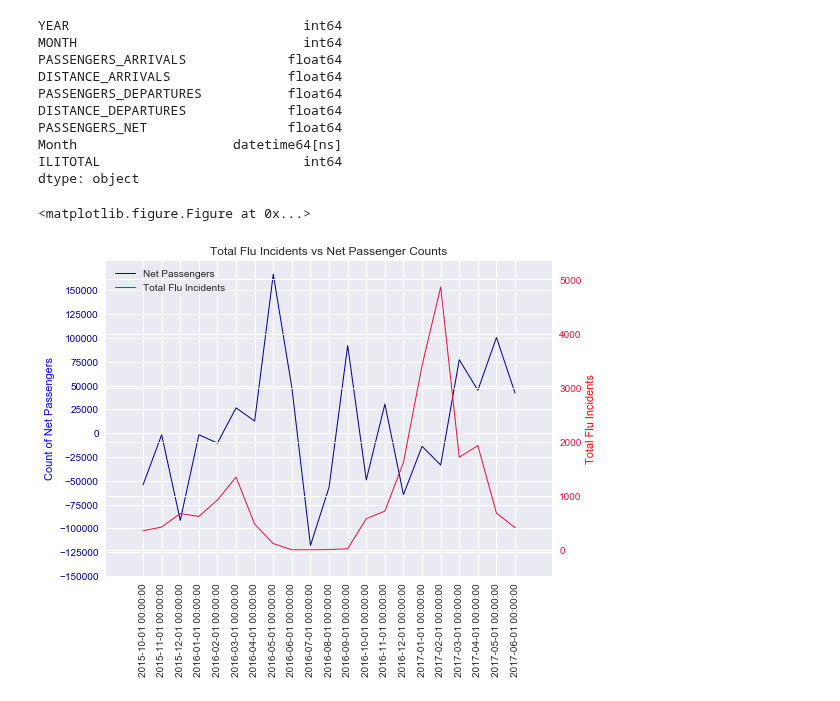
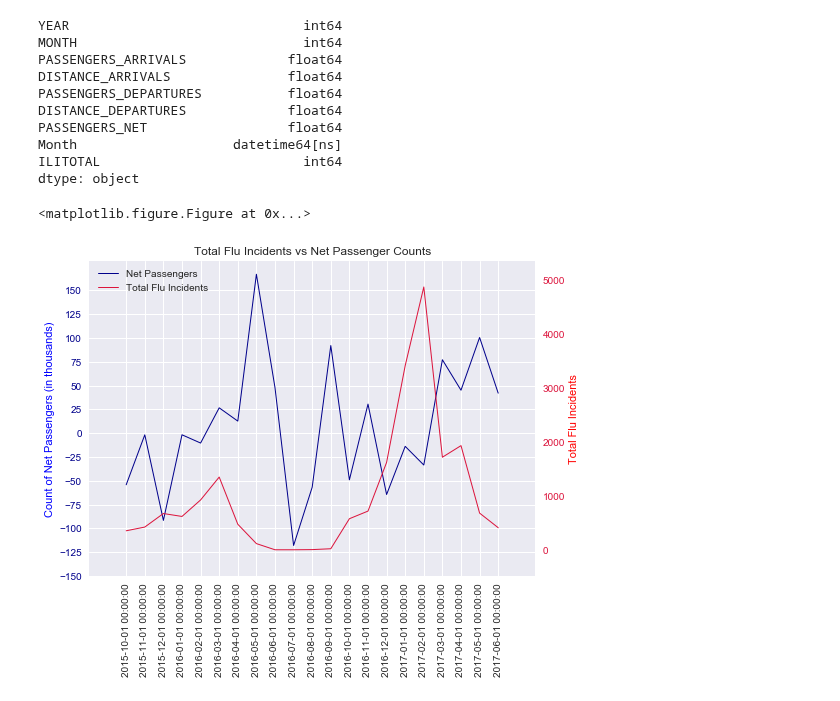
Before and after one commit to giolee88/FluTracker, a Jupyter notebook: Code/Flutracker_Plots.ipynb, the cells around one changed output. Saved outputs shown, nothing was run; the diff lists cells and outputs as text; code cells hidden in the pictures.

```diff
--- a/Code/Flutracker_Plots.ipynb
+++ b/Code/Flutracker_Plots.ipynb
@@ -425,7 +425,7 @@ mergeairflu.head()
 # %%
 
 #Create our first variable to hold the Air Passenger totals
-data1 = mergeairflu['PASSENGERS_NET']
+data1 = mergeairflu['PASSENGERS_NET']/1000
 
 #Create a second variable to hold our Flu totals
 data2 = mergeairflu['ILITOTAL']
@@ -452,35 +452,36 @@ fig = plt.figure(figsize=(8, 6))
 
 #Here is our first y-axis plot
 ax1 = fig.add_subplot(111)
 x_label = mergeairflu['Month']
 plt.xticks(x_axis, x_label, rotation= 90)
 plot7, = ax1.plot(x_axis, data1, marker="+", color="darkblue", linewidth=1, label="Net Passengers")
-ax1.set_ylabel('Count of Net Passengers', color='b')
-ax1.set_yticks(np.arange(-150000,175000,25000))
+ax1.set_ylabel('Count of Net Passengers (in thousands)', color='b')
+ax1.set_yticks(np.arange(-150,175,25))
 for tl in ax1.get_yticklabels():
     tl.set_color('darkblue')
 
 #Here is our second y-axis plot
 ax2 = ax1.twinx()
 plot8, = ax2.plot(x_axis, data2, color="crimson", linewidth=1, label="Total Flu Incidents")
 ax2.set_ylabel('Total Flu Incidents', color='r')
 for tl in ax2.get_yticklabels():
     tl.set_color('crimson')
 plt.legend(handles=[plot7, plot8], loc="best")
 
 # Pad margins so that markers don't get clipped by the axes
 plt.margins(0.1)
 # Tweak spacing to prevent clipping of tick-labels
 plt.subplots_adjust(bottom=0.15)
 plt.title('Total Flu Incidents vs Net Passenger Counts')
+ax2.grid(False)
 
 
 #Save Plot and Display
 #\plt.tight_layout()
 plt.savefig("AirTravelVSOutbreak.png")
 plt.show()
 # %% [output]
 <matplotlib.figure.Figure at 0x...>
-[figure, old version]
+[figure, new version]
 # %%
 #In the plot above, we have the total number of inbound air passengers to NY.
```
Also changed, not shown: 1 other file.
